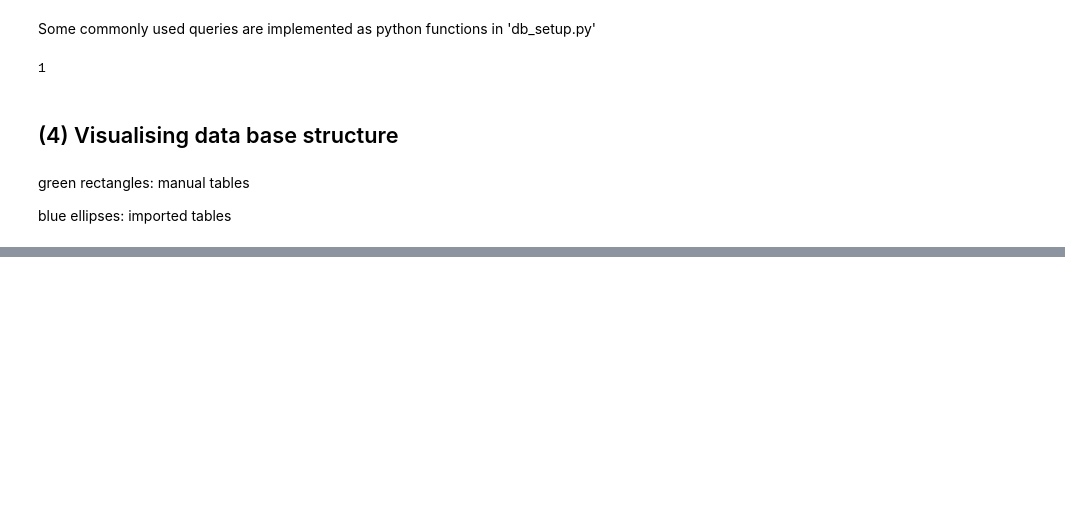
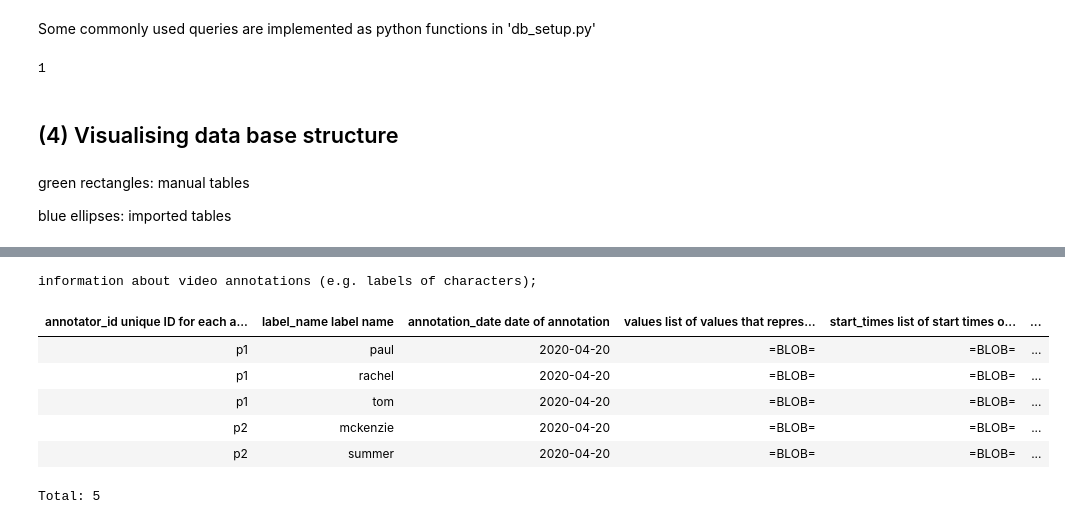
Before and after one commit to mackelab/epiphyte, a Jupyter notebook: database/connect_to_database.ipynb, the cells around one changed output, grey strips where cells are left out. Drawn from its saved outputs; the diff is of its cells as text; code cells hidden in the pictures; blank space fills up the shorter version.

Commit message:
added example analysis notebook and created AP annotation utilites

```diff
--- a/database/connect_to_database.ipynb
+++ b/database/connect_to_database.ipynb
@@ -90,0 +86,11 @@ FileNotFoundError: [Errno 2] "dot" not found in path.
+# %%
+MovieAnnotation()
+# %% [output]
+information about video annotations (e.g. labels of characters);
+| annotator_id unique ID for each a... | label_name label name | annotation_date date of annotation | values list of values that repres... | start_times list of start times o... | ... |
+| p1 | paul | 2020-04-20 | =BLOB= | =BLOB= | ... |
+| p1 | rachel | 2020-04-20 | =BLOB= | =BLOB= | ... |
+| p1 | tom | 2020-04-20 | =BLOB= | =BLOB= | ... |
+| p2 | mckenzie | 2020-04-20 | =BLOB= | =BLOB= | ... |
+| p2 | summer | 2020-04-20 | =BLOB= | =BLOB= | ... |
+Total: 5
```
Also changed, not shown: parts of 3 cells of this notebook, 8 other files.
